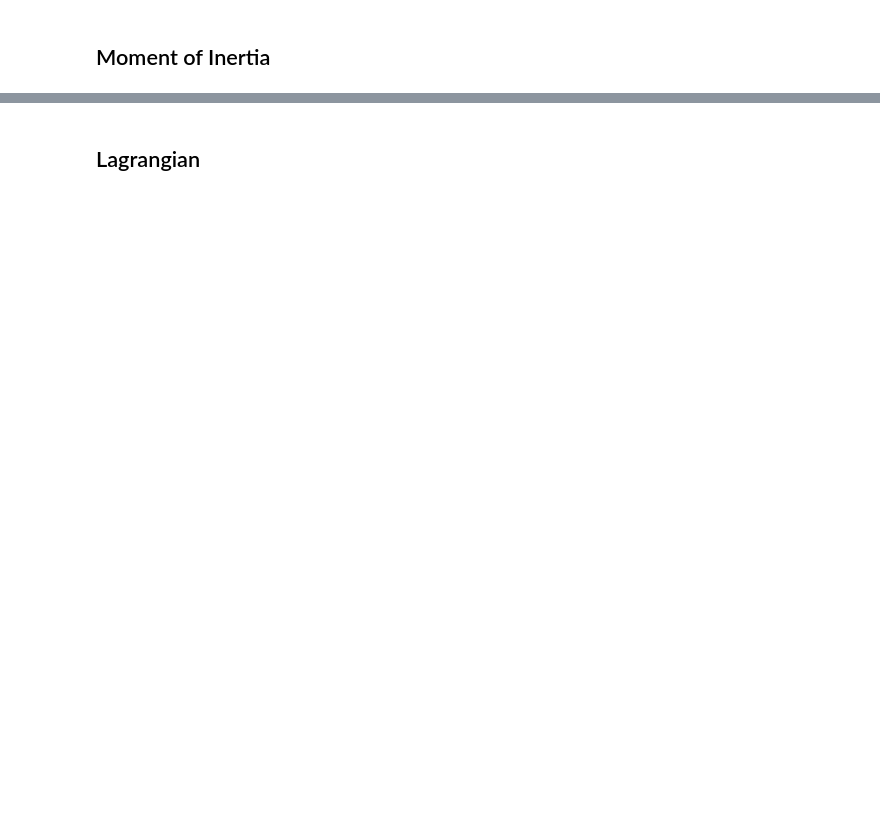
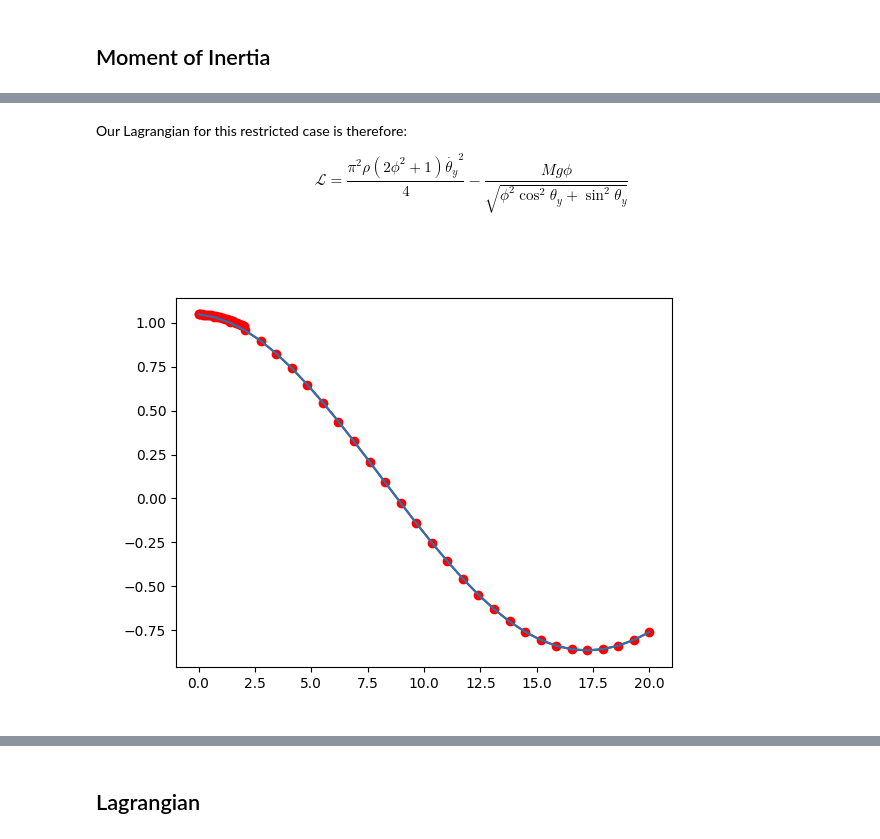
Before and after one commit to rvodden/phitop, a Jupyter notebook: phitop.ipynb, the cells around one changed output, grey strips where cells are left out. Saved outputs shown, nothing was run; the diff lists cells and outputs as text; code cells hidden in the pictures; blank space fills up the shorter version.

```diff
--- a/phitop.ipynb
+++ b/phitop.ipynb
@@ -303,0 +312,59 @@ $$
+# %% [markdown]
+
+Our Lagrangian for this restricted case is therefore:
+
+$$
+\mathcal{L} = \frac{\pi^{2}\rho \left(2 \phi^{2} + 1\right) \dot{\theta_{y}}^{2}}{4} - \frac{Mg\phi}{\sqrt{\phi^2\cos^2\theta_y + \sin^2\theta_y}}
+$$
+# %%
+def derive_theta_y_euler_lagrange():
+    # do a new L with theta_y_dot as a seperate symbol so that we can do the partials
+    theta_y, t = sym.symbols("theta_y t")
+    theta_y_dot = sym.Function("theta_y_dot")(t)
+    L = (sym.pi ** 2 * (2 * phi ** 2 + 1) * theta_y_dot ** 2) / 4 - phi / sym.sqrt(phi**2 * sym.cos(theta_y)**2 + sym.sin(theta_y)**2)
+    dLdtheta_y = sym.diff(L, theta_y)
+    dLdtheta_y_dot = sym.diff(L, theta_y_dot).simplify()
+    ddt_dLdtheta_y_dot = sym.diff(dLdtheta_y_dot, t)
+
+    theta_y_f = sym.Function("theta_y")(t)
+    theta_y_dot_f = theta_y_f.diff(t)
+
+    euler_lagrange = sym.Eq( (dLdtheta_y - ddt_dLdtheta_y_dot).subs(
+        {
+            theta_y: theta_y_f,
+            theta_y_dot: theta_y_dot_f
+        }
+    ), 0)
+    return euler_lagrange
+theta_y_euler_lagrange = derive_theta_y_euler_lagrange()
+
+def solve_theta_y_euler_lagrange():
+    # Number of timesteps
+    nt = 30
+    tm = np.linspace(0, 20, nt) # model the 1st 2 seconds
+    m = GEKKO()
+    m.phi = m.Const(value=(1+np.sqrt(5))/2, name="phi")
+
+    # set initial angle to pi/3, angular acceleration and angular velocity to zero
+    m.theta_y = m.Var(value=np.pi/3, name="angle")
+    m.theta_y_dot = m.Var(value=0, name="angular velocity")
+    m.theta_y_dot_dot = m.Var(value=0, name="angular acceleration")
+
+    # Equations:
+    m.Equation(m.theta_y.dt() == m.theta_y_dot)
+    m.Equation(m.theta_y_dot.dt() == m.theta_y_dot_dot)
+    m.Equation(m.phi * (m.phi**2 * m.sin(m.theta_y)*m.cos(m.theta_y) - m.sin(m.theta_y)*m.cos(m.theta_y)) / (m.phi**2*m.cos(m.theta_y)**2 + m.sin(m.theta_y)**2) ** (3/2) == -np.pi**2 * ( 2 * m.phi + 1) * m.theta_y_dot_dot / 2)
+
+    m.time = tm
+
+    m.options.IMODE=4
+    m.solve(disp=False)
+
+    plt.plot(tm, m.theta_y.value)
+    plt.show()
+
+
+
+solve_theta_y_euler_lagrange()
+# %% [output]
+[figure, added]
```
Also changed, not shown: parts of 38 cells of this notebook, 1 other file.
